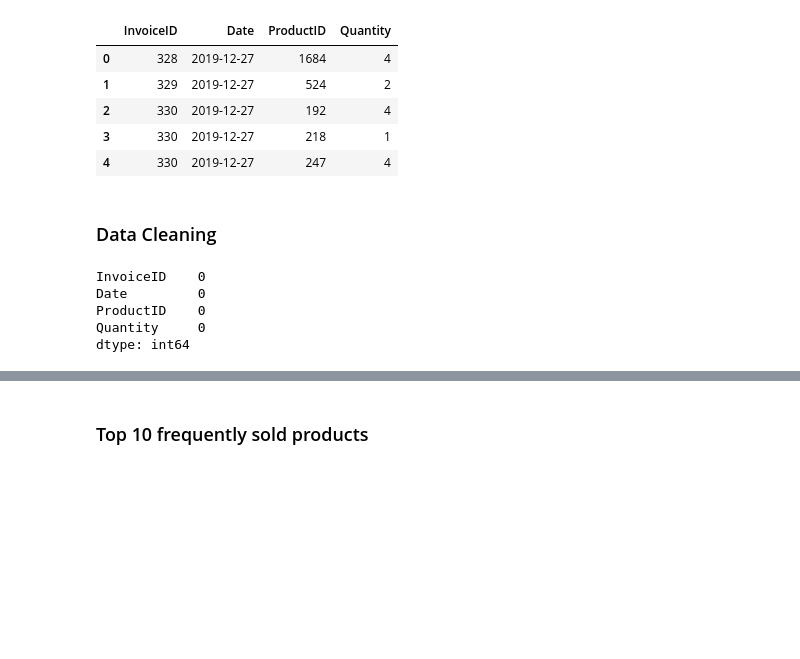
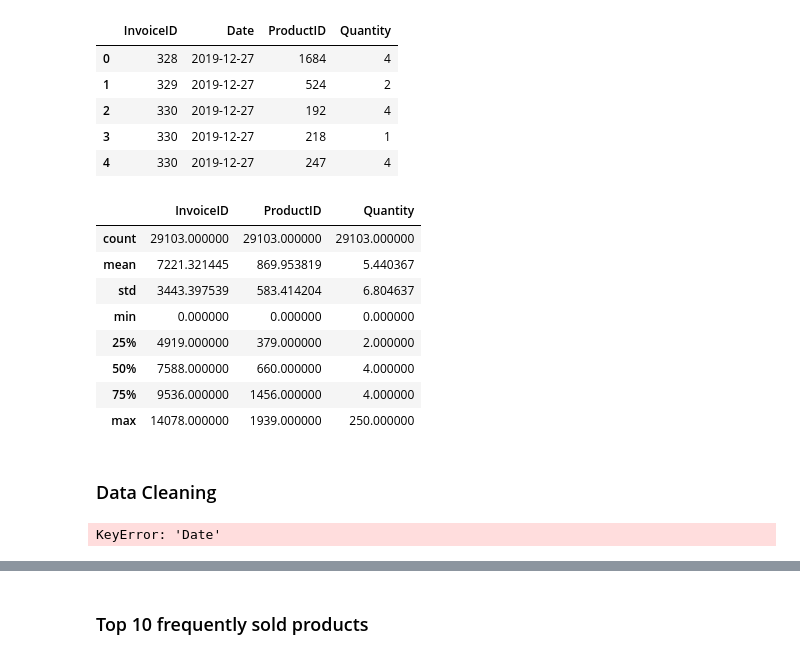
Before and after one commit to AsmaAbusaa/AIRetailOptimization, a Jupyter notebook: AssocitationRuleLearning.ipynb, the cells around one changed output, grey strips where cells are left out. Cells and saved outputs as stored; diff of their text form; code cells hidden in the pictures; blank space fills up the shorter version.

```diff
--- a/AssocitationRuleLearning.ipynb
+++ b/AssocitationRuleLearning.ipynb
@@ -36,3 +36,15 @@ df.head()
 | 2 | 330 | 2019-12-27 | 192 | 4 |
 | 3 | 330 | 2019-12-27 | 218 | 1 |
 | 4 | 330 | 2019-12-27 | 247 | 4 |
+# %%
+df.describe()
+# %% [output]
+|  | InvoiceID | ProductID | Quantity |
+| count | 29103.000000 | 29103.000000 | 29103.000000 |
+| mean | 7221.321445 | 869.953819 | 5.440367 |
+| std | 3443.397539 | 583.414204 | 6.804637 |
+| min | 0.000000 | 0.000000 | 0.000000 |
+| 25% | 4919.000000 | 379.000000 | 2.000000 |
+| 50% | 7588.000000 | 660.000000 | 4.000000 |
+| 75% | 9536.000000 | 1456.000000 | 4.000000 |
+| max | 14078.000000 | 1939.000000 | 250.000000 |
@@ -39,13 +55,12 @@ df.head()
 # %% [markdown]
 ### Data Cleaning
-# %%
-df.isnull().sum()
-# %% [output]
-InvoiceID    0
-Date         0
-ProductID    0
-Quantity     0
-dtype: int64
+# %%
+df.isnull().sum()
+
+df['Date']=pd.to_datetime(df['Date'])
+df.info()
+# %% [output]
+KeyError: 'Date'
 # %%
 df.sort_values("Quantity") # here we found zero values for some transactions
 df1=df
```
Also changed, not shown: parts of 23 cells of this notebook.
